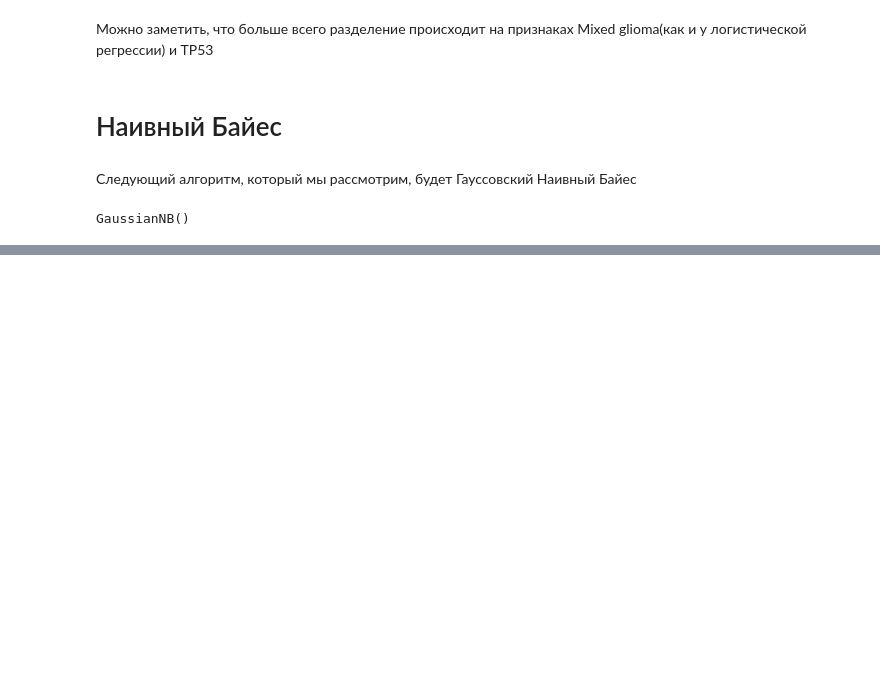
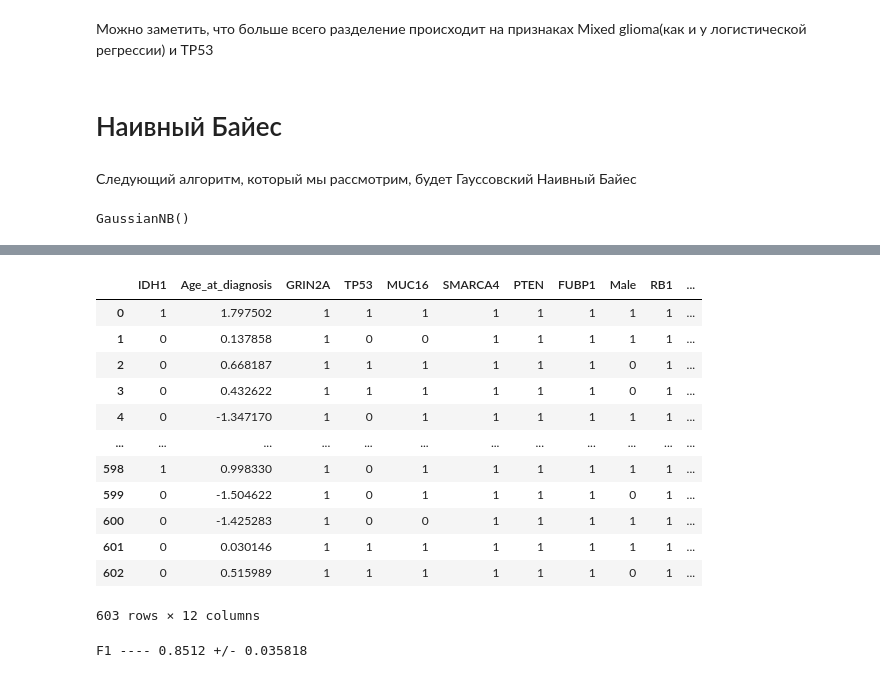
Before and after one commit to a13xbb/ml-labs-mag, a Jupyter notebook: lab1/eda.ipynb, the cells around one changed output, grey strips where cells are left out. Saved outputs shown, nothing was run; the diff lists cells and outputs as text; code cells hidden in the pictures; blank space fills up the shorter version.

```diff
--- a/lab1/eda.ipynb
+++ b/lab1/eda.ipynb
@@ -316,0 +313,10 @@ plt.show()
+# %%
+selected_feats_balance = LinReg_stat_heuristic_select_features_with_bootswrap(
+    X_train,
+    y_train,
+    LogisticRegression(
+        C=0.5, penalty="l1", solver="saga", max_iter=1000, verbose=False
+    ),
+    num_trials=20000,
+    top_k=int(X_train.shape[1] / 3),
+)
@@ -316,0 +340,30 @@ plt.show()
+# %%
+selected_feats_cols = selected_feats_balance.index.to_list()
+# %%
+X_train_linreg_selected = X_train[selected_feats_cols]
+# %%
+X_train_linreg_selected
+# %% [output]
+|  | IDH1 | Age_at_diagnosis | GRIN2A | TP53 | MUC16 | SMARCA4 | PTEN | FUBP1 | Male | RB1 | ... |
+| 0 | 1 | 1.797502 | 1 | 1 | 1 | 1 | 1 | 1 | 1 | 1 | ... |
+| 1 | 0 | 0.137858 | 1 | 0 | 0 | 1 | 1 | 1 | 1 | 1 | ... |
+| 2 | 0 | 0.668187 | 1 | 1 | 1 | 1 | 1 | 1 | 0 | 1 | ... |
+| 3 | 0 | 0.432622 | 1 | 1 | 1 | 1 | 1 | 1 | 0 | 1 | ... |
+| 4 | 0 | -1.347170 | 1 | 0 | 1 | 1 | 1 | 1 | 1 | 1 | ... |
+| ... | ... | ... | ... | ... | ... | ... | ... | ... | ... | ... | ... |
+| 598 | 1 | 0.998330 | 1 | 0 | 1 | 1 | 1 | 1 | 1 | 1 | ... |
+| 599 | 0 | -1.504622 | 1 | 0 | 1 | 1 | 1 | 1 | 0 | 1 | ... |
+| 600 | 0 | -1.425283 | 1 | 0 | 0 | 1 | 1 | 1 | 1 | 1 | ... |
+| 601 | 0 | 0.030146 | 1 | 1 | 1 | 1 | 1 | 1 | 1 | 1 | ... |
+| 602 | 0 | 0.515989 | 1 | 1 | 1 | 1 | 1 | 1 | 0 | 1 | ... |
+603 rows × 12 columns
+# %%
+cross_val_res = cross_val_score(
+    LogisticRegression(), X_train_linreg_selected, y_train, cv=10, scoring="f1"
+)
+cross_val_mean = np.mean(cross_val_res)
+cross_val_std = np.std(cross_val_res)
+
+print(f"F1 ---- {cross_val_mean:.4f} +/- {cross_val_std:.6f}")
+# %% [output]
+F1 ---- 0.8512 +/- 0.035818
```
Also changed, not shown: parts of 32 cells of this notebook.
